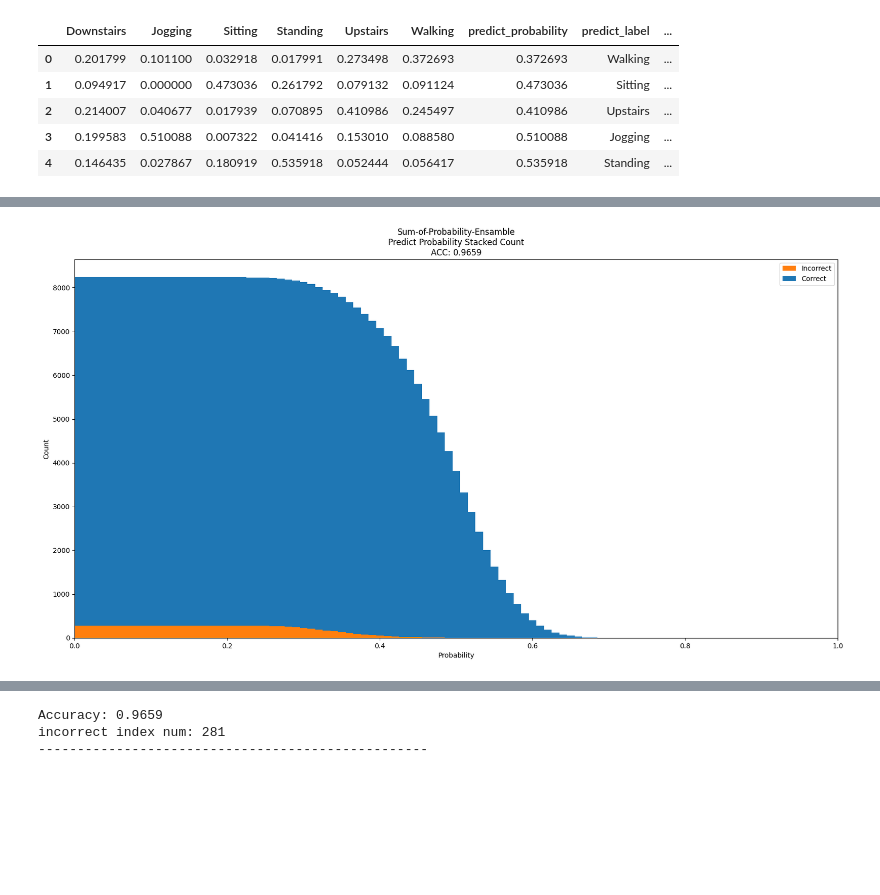
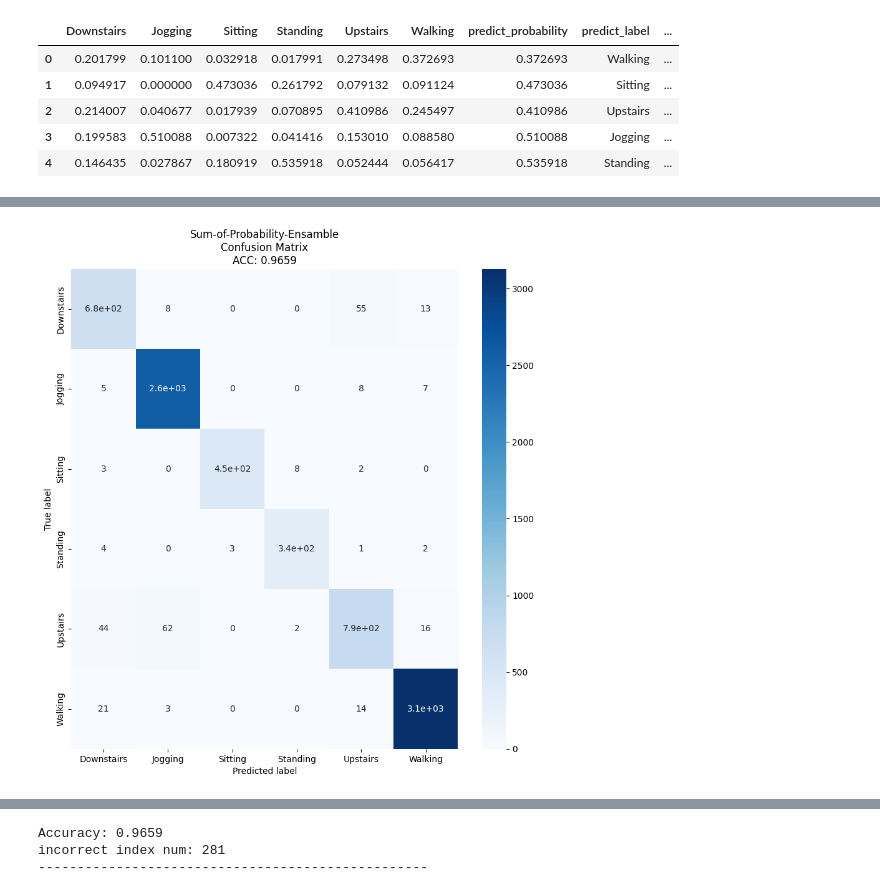
Before and after one commit to rakawanegan/humanactivityrecognition_portfolio, a Jupyter notebook: result/error_bar/analysis.ipynb, the cells around one changed output, grey strips where cells are left out. Drawn from its saved outputs; the diff is of its cells as text; code cells hidden in the pictures; blank space fills up the shorter version.

```diff
--- a/result/error_bar/analysis.ipynb
+++ b/result/error_bar/analysis.ipynb
@@ -62,3 +64,24 @@ def show_count_stacked(processed_df, title, split_size=0.01):
     plt.legend(['Incorrect', 'Correct'])
     plt.savefig(f'assets/{title}-count-stacked.png')
     plt.show()
+
+def show_confusion_matrix(df, title):
+    LABELS = ["Downstairs", "Jogging", "Sitting", "Standing", "Upstairs", "Walking"]
+    cm = confusion_matrix(df['true_label'], df['predict_label'], labels=LABELS)
+    plt.figure(figsize=(10,10))
+    sns.heatmap(cm, annot=True, cmap=plt.cm.Blues, xticklabels=LABELS, yticklabels=LABELS)
+    plt.title(f'{title}\nConfusion Matrix\nACC: {calc_accuracy(df):.4f}')
+    plt.xlabel('Predicted label')
+    plt.ylabel('True label')
+    plt.savefig(f'assets/{title}-confusion-matrix.png')
+    plt.show()
+
+def calc_thredshold_df(df):
+    thresholds = [i*0.1 for i in range(11)]
+    acc_list = list()
+    count_list = list()
+    for threshold in thresholds:
+        acc_list.append(calc_accuracy(df.loc[df.predict_probability>threshold]))
+        count_list.append(len(df.loc[df.predict_probability>threshold]))
+    threshold_df = pd.DataFrame({'threshold': thresholds, 'accuracy': acc_list, 'count': count_list})
+    return threshold_df.set_index('threshold')
@@ -265,6 +290,8 @@ Name: count, dtype: int64
 # Ensamble Model
 # %% [markdown]
 ## 1. Sum of Probabilities
+# %%
+ensamble1_name = 'Sum-of-Probability-Ensamble'
 # %%
 LABELS = ["Downstairs", "Jogging", "Sitting", "Standing", "Upstairs", "Walking"]
 ensamble1_df = cnn1d_df.loc[:, LABELS].copy() + convbbt_df.loc[:, LABELS].copy() + vit_df.loc[:, LABELS].copy()
@@ -288,4 +311,4 @@ show_count(ensamble1_df, 'Sum-of-Probability-Ensamble')
-# %%
-show_count_stacked(ensamble1_df, 'Sum-of-Probability-Ensamble')
-# %% [output]
-[figure, removed]
+# %%
+show_confusion_matrix(ensamble1_df, ensamble1_name)
+# %% [output]
+[figure, added]
```
Also changed, not shown: parts of 21 cells of this notebook, 7 other files.
